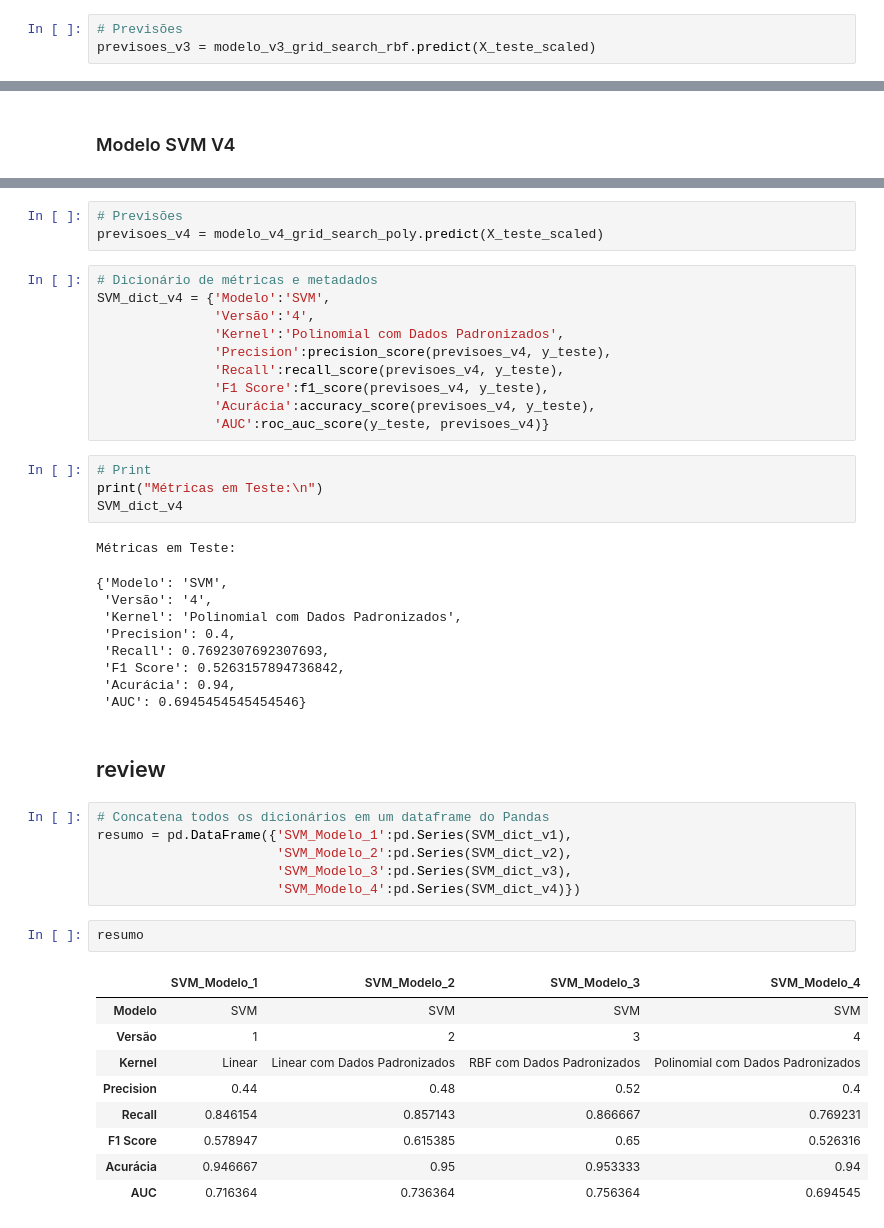
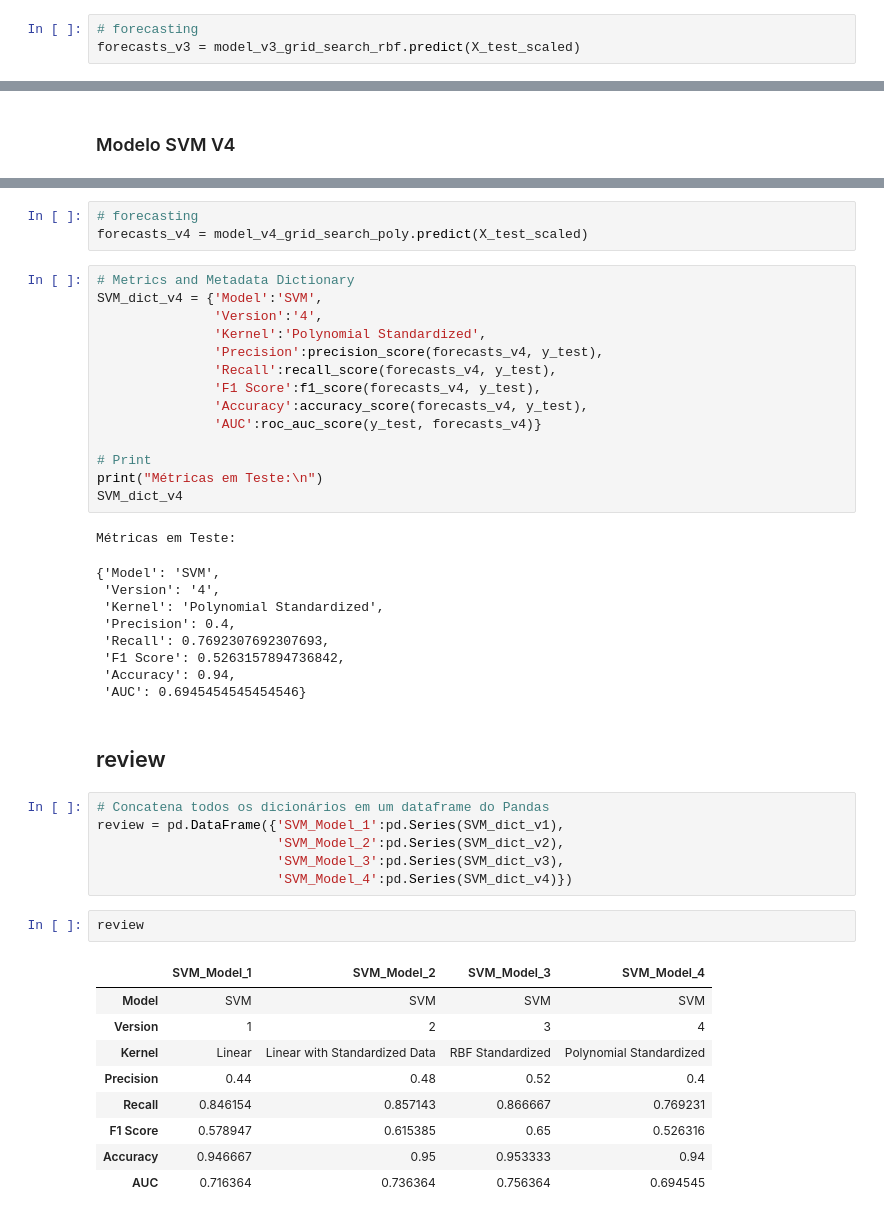
Before and after one commit to NonakaVal/sales_forecasting_model-, a Jupyter notebook: main.ipynb, the cells around one changed output, grey strips where cells are left out. Saved outputs shown, nothing was run; the diff lists cells and outputs as text.

```diff
--- a/main.ipynb
+++ b/main.ipynb
@@ -543,6 +549,6 @@ Acurácia em Treinamento: 94.86%
 
 Hiperparâmetros Ideais: {'C': 50.0, 'gamma': 0.003}
 # %%
-# Previsões
-previsoes_v3 = modelo_v3_grid_search_rbf.predict(X_teste_scaled)
+# forecasting
+forecasts_v3 = model_v3_grid_search_rbf.predict(X_test_scaled)
 # %%
@@ -602,49 +608,49 @@ Acurácia em Treinamento: 94.86%
 
 Hiperparâmetros Ideais: {'coef0': 1.0, 'degree': 3, 'gamma': 0.01}
 # %%
-# Previsões
-previsoes_v4 = modelo_v4_grid_search_poly.predict(X_teste_scaled)
+# forecasting
+forecasts_v4 = model_v4_grid_search_poly.predict(X_test_scaled)
 # %%
-# Dicionário de métricas e metadados
-SVM_dict_v4 = {'Modelo':'SVM',
-               'Versão':'4',
-               'Kernel':'Polinomial com Dados Padronizados',
-               'Precision':precision_score(previsoes_v4, y_teste),
-               'Recall':recall_score(previsoes_v4, y_teste),
-               'F1 Score':f1_score(previsoes_v4, y_teste),
-               'Acurácia':accuracy_score(previsoes_v4, y_teste),
-               'AUC':roc_auc_score(y_teste, previsoes_v4)}
+# Metrics and Metadata Dictionary
+SVM_dict_v4 = {'Model':'SVM',
+               'Version':'4',
+               'Kernel':'Polynomial Standardized',
+               'Precision':precision_score(forecasts_v4, y_test),
+               'Recall':recall_score(forecasts_v4, y_test),
+               'F1 Score':f1_score(forecasts_v4, y_test),
+               'Accuracy':accuracy_score(forecasts_v4, y_test),
+               'AUC':roc_auc_score(y_test, forecasts_v4)}
+
+# Print
+print("Métricas em Teste:\n")
+SVM_dict_v4
+# %% [output]
+Métricas em Teste:
+{'Model': 'SVM',
+ 'Version': '4',
+ 'Kernel': 'Polynomial Standardized',
+ 'Precision': 0.4,
+ 'Recall': 0.7692307692307693,
+ 'F1 Score': 0.5263157894736842,
+ 'Accuracy': 0.94,
+ 'AUC': 0.6945454545454546}
-# %%
-# Print
-print("Métricas em Teste:\n")
-SVM_dict_v4
-# %% [output]
-Métricas em Teste:
-{'Modelo': 'SVM',
- 'Versão': '4',
- 'Kernel': 'Polinomial com Dados Padronizados',
- 'Precision': 0.4,
- 'Recall': 0.7692307692307693,
- 'F1 Score': 0.5263157894736842,
- 'Acurácia': 0.94,
- 'AUC': 0.6945454545454546}
 # %% [markdown]
 ## review
 # %%
 # Concatena todos os dicionários em um dataframe do Pandas
-resumo = pd.DataFrame({'SVM_Modelo_1':pd.Series(SVM_dict_v1),
-                       'SVM_Modelo_2':pd.Series(SVM_dict_v2),
-                       'SVM_Modelo_3':pd.Series(SVM_dict_v3),
-                       'SVM_Modelo_4':pd.Series(SVM_dict_v4)})
+review = pd.DataFrame({'SVM_Model_1':pd.Series(SVM_dict_v1),
+                       'SVM_Model_2':pd.Series(SVM_dict_v2),
+                       'SVM_Model_3':pd.Series(SVM_dict_v3),
+                       'SVM_Model_4':pd.Series(SVM_dict_v4)})
 # %%
-resumo
+review
 # %% [output]
-|  | SVM_Modelo_1 | SVM_Modelo_2 | SVM_Modelo_3 | SVM_Modelo_4 |
-| Modelo | SVM | SVM | SVM | SVM |
-| Versão | 1 | 2 | 3 | 4 |
-| Kernel | Linear | Linear com Dados Padronizados | RBF com Dados Padronizados | Polinomial com Dados Padronizados |
+|  | SVM_Model_1 | SVM_Model_2 | SVM_Model_3 | SVM_Model_4 |
+| Model | SVM | SVM | SVM | SVM |
+| Version | 1 | 2 | 3 | 4 |
+| Kernel | Linear | Linear with Standardized Data | RBF Standardized | Polynomial Standardized |
 | Precision | 0.44 | 0.48 | 0.52 | 0.4 |
 | Recall | 0.846154 | 0.857143 | 0.866667 | 0.769231 |
 | F1 Score | 0.578947 | 0.615385 | 0.65 | 0.526316 |
-| Acurácia | 0.946667 | 0.95 | 0.953333 | 0.94 |
+| Accuracy | 0.946667 | 0.95 | 0.953333 | 0.94 |
 | AUC | 0.716364 | 0.736364 | 0.756364 | 0.694545 |
```
Also changed, not shown: parts of 31 cells of this notebook, 6 other files.
